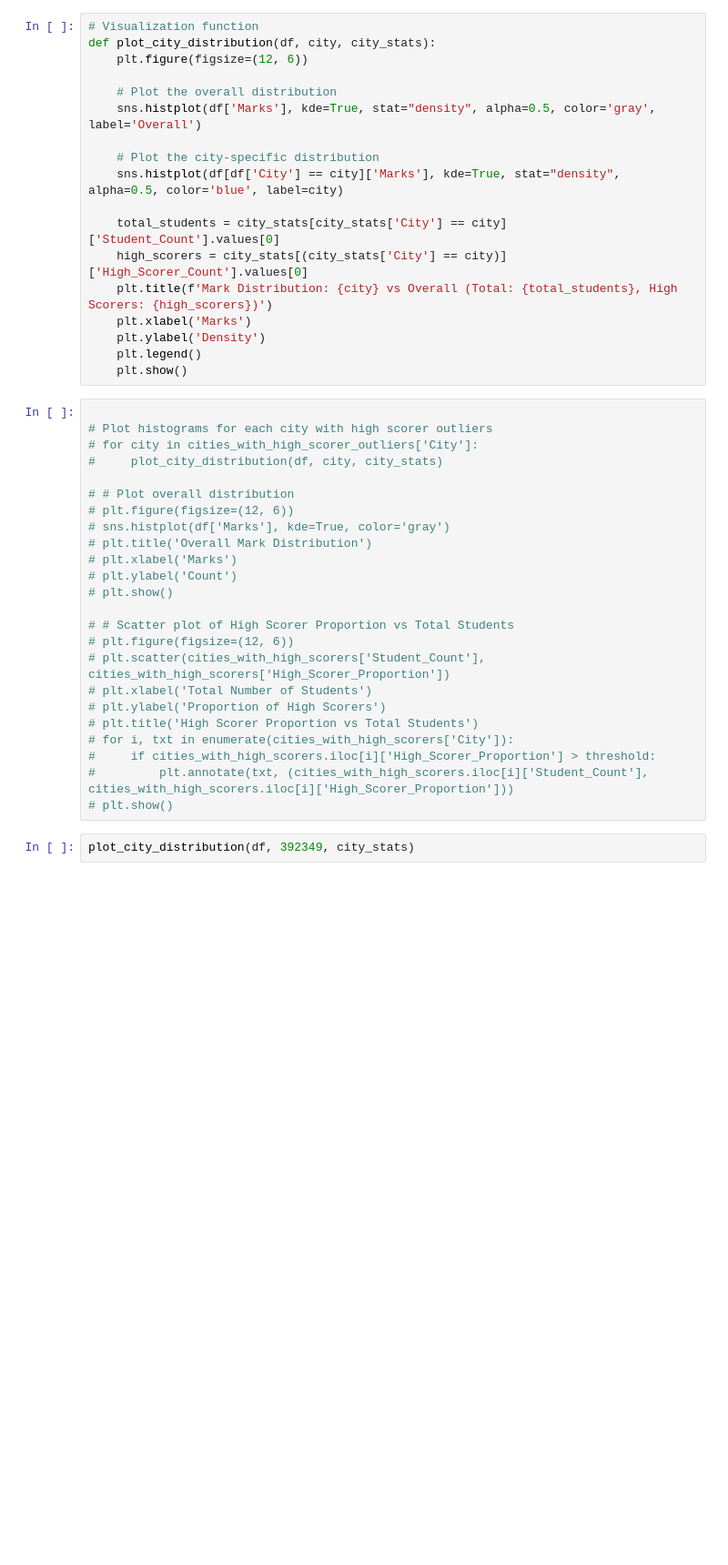
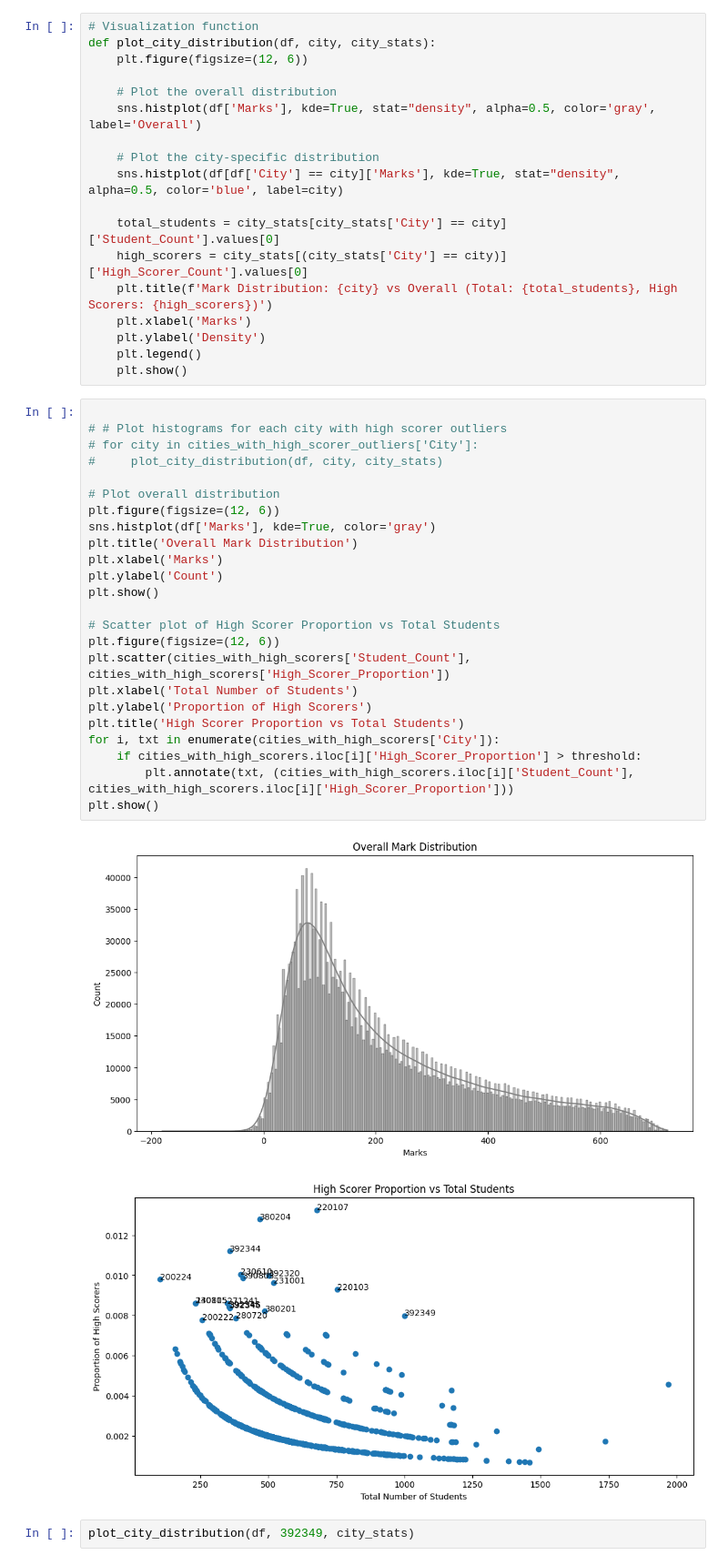
Before and after one commit to jishnurajendran/NEET-2024-analysis, a Jupyter notebook: NEET_analysis.ipynb, the cells around one changed output. Shown at 91% size. Cells and saved outputs as stored; diff of their text form; blank space fills up the shorter version.

```diff
--- a/NEET_analysis.ipynb
+++ b/NEET_analysis.ipynb
@@ -283,28 +283,31 @@ def plot_city_distribution(df, city, city_stats):
     plt.show()
 # %%
 
-# Plot histograms for each city with high scorer outliers
+# # Plot histograms for each city with high scorer outliers
 # for city in cities_with_high_scorer_outliers['City']:
 #     plot_city_distribution(df, city, city_stats)
 
-# # Plot overall distribution
-# plt.figure(figsize=(12, 6))
-# sns.histplot(df['Marks'], kde=True, color='gray')
-# plt.title('Overall Mark Distribution')
-# plt.xlabel('Marks')
-# plt.ylabel('Count')
-# plt.show()
+# Plot overall distribution
+plt.figure(figsize=(12, 6))
+sns.histplot(df['Marks'], kde=True, color='gray')
+plt.title('Overall Mark Distribution')
+plt.xlabel('Marks')
+plt.ylabel('Count')
+plt.show()
 
-# # Scatter plot of High Scorer Proportion vs Total Students
-# plt.figure(figsize=(12, 6))
-# plt.scatter(cities_with_high_scorers['Student_Count'], cities_with_high_scorers['High_Scorer_Proportion'])
-# plt.xlabel('Total Number of Students')
-# plt.ylabel('Proportion of High Scorers')
-# plt.title('High Scorer Proportion vs Total Students')
-# for i, txt in enumerate(cities_with_high_scorers['City']):
-#     if cities_with_high_scorers.iloc[i]['High_Scorer_Proportion'] > threshold:
-#         plt.annotate(txt, (cities_with_high_scorers.iloc[i]['Student_Count'], cities_with_high_scorers.iloc[i]['High_Scorer_Proportion']))
-# plt.show()
+# Scatter plot of High Scorer Proportion vs Total Students
+plt.figure(figsize=(12, 6))
+plt.scatter(cities_with_high_scorers['Student_Count'], cities_with_high_scorers['High_Scorer_Proportion'])
+plt.xlabel('Total Number of Students')
+plt.ylabel('Proportion of High Scorers')
+plt.title('High Scorer Proportion vs Total Students')
+for i, txt in enumerate(cities_with_high_scorers['City']):
+    if cities_with_high_scorers.iloc[i]['High_Scorer_Proportion'] > threshold:
+        plt.annotate(txt, (cities_with_high_scorers.iloc[i]['Student_Count'], cities_with_high_scorers.iloc[i]['High_Scorer_Proportion']))
+plt.show()
+# %% [output]
+[figure, added]
+[figure, added]
 # %%
 plot_city_distribution(df, 392349, city_stats)
 # %% [output]
```
Also changed, not shown: 4 other files.
